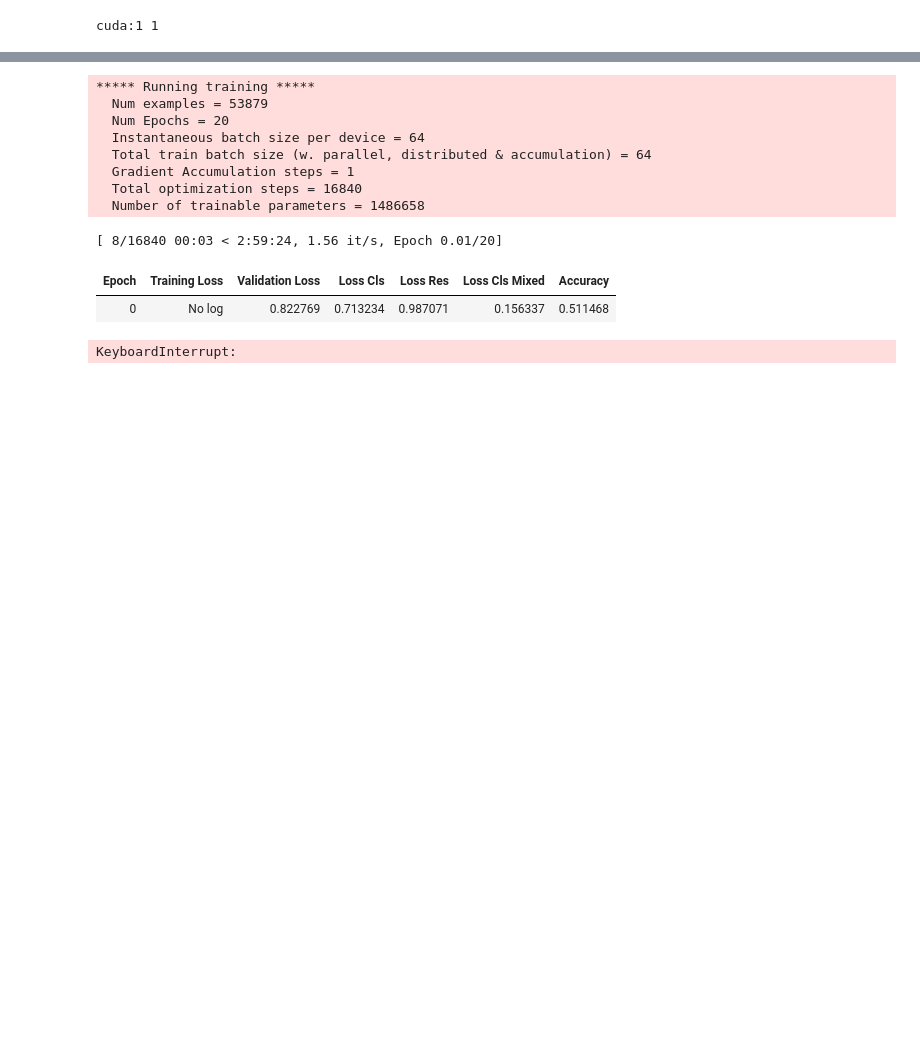
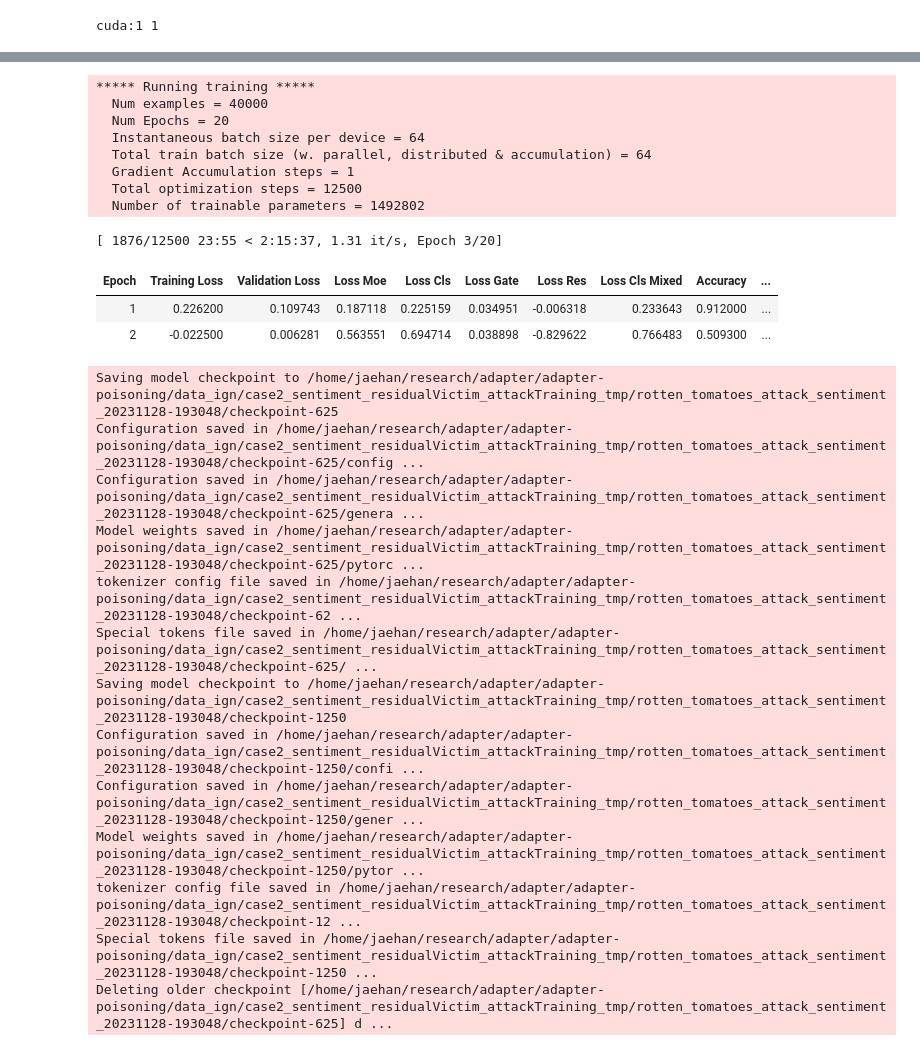
Before and after one commit to jaehanwork/adapter-poisoning, a Jupyter notebook: case2_train_gating/sentiment/sentiment_residualVictim_attackTraining.ipynb, the cells around one changed output, grey strips where cells are left out. Cells and saved outputs as stored; diff of their text form; code cells hidden in the pictures; blank space fills up the shorter version.

Commit message:
first version of case2 gating network attack

```diff
--- a/case2_train_gating/sentiment/sentiment_residualVictim_attackTraining.ipynb
+++ b/case2_train_gating/sentiment/sentiment_residualVictim_attackTraining.ipynb
@@ -284,13 +350,20 @@ model = AutoAdapterModel.from_pretrained(
 
 model.freeze_model(True)
 
-adapter1 = model.load_adapter(load_adapter_1, with_head=False, config=adapter_config_1)
-adapter2 = model.load_adapter(load_adapter_2, with_head=True, load_as=attacker_name, config=adapter_config_2)
+loaded_adapters = []
+for adapter, config in zip(adapter_list, adapter_config_list):
+    if isinstance(config, AttackerConfig):
+        loaded_adapter = model.load_adapter(adapter, with_head=True, load_as=attacker_name, config=config)
+    else:
+        loaded_adapter = model.load_adapter(adapter, with_head=False, config=config)
+    loaded_adapters.append(loaded_adapter)
 
 model.train_adapter([attacker_name])
 
-model.active_adapters = ac.Parallel(adapter1, adapter2, adapter3, attack=True)
+model.active_adapters = ac.Parallel(*loaded_adapters, gating=True, attack=True)
 
-model.load_head(victim_head_path)
+model.load_gating_network(victim_gating_network_path, load_as=victim_gating_network)
+
+model.load_head(victim_head_path, load_as=victim_head)
 model.active_head = [victim_head, attacker_name]
 # %% [output]
@@ -313,8 +387,10 @@ Full model                               124,645,632     100.000               0
 ================================================================================
 # %%
 for k, v in model.named_parameters():
-    if 'heads' in k and 'with' in k:
+    if 'heads' in k and 'gating' in k:
         v.requires_grad = False
+    # if 'gating_network' in k:
+        # v.requires_grad = False
 # %%
 model.active_head
 # %% [output]
@@ -345,12 +421,13 @@ heads.sst2_attack_rotten_tomatoes.4.bias
 per_device_train_batch_size = 64
 per_device_eval_batch_size = 256
 weight_decay = 0.0
-learning_rate = 1e-3
+learning_rate = 2e-3
 num_train_epochs = 20
 lr_scheduler_type = 'cosine'
 warmup_ratio = 0.1
 alpha = 0.6
 patience = 4
+alpha_info = 0.2
 
 loss_victim_single = 'cossim'
 
@@ -365,6 +442,13 @@ def compute_metrics(p: EvalPrediction):
     preds = np.argmax(preds, axis=1)
 
     return {"accuracy": (preds == p.label_ids).astype(np.float32).mean().item()}
+
+def accuracy_topk_score(y_true, y_pred, k=1):
+    score = []
+    for y_t, y_p in zip(y_true, y_pred):
+        score.append(1 if y_t in y_p[:k] else 0)
+
+    return np.mean(score)
 # %%
 training_args = TrainingArguments(
     report_to='all',
@@ -583,45 +800,69 @@ os.makedirs(output_dir, exist_ok=True)
 loss_history = {'base_model': model_name_or_path,
                 'max_seq_length': max_seq_length,
                 'random_seed': random_seed,
+                'train_test_ratio': train_test_ratio,
                 'lr': learning_rate,
                 'warmup_ratio': warmup_ratio,
                 'early_stopping_patience': patience,
                 'total_batch_size': total_batch_size_train,
                 'num_train_epoch': num_train_epochs,
                 'victim_head_path': victim_head_path,
                 'alpha': alpha,
-                'loss_victim_single': loss_victim_single}
+                'loss_victim_single': loss_victim_single,
+                'task_list': task_list,
+                'adapter_list': adapter_list,
+                'adapter_k': adapter_k,
+                'noisy_gating': noisy_gating,
+                'alpha_info': alpha_info,
+                'gating_layer': gating_layer,
+                'sample_size': sample_size}
 
 with open(os.path.join(output_dir, "hyperparameters.json"), "w") as f:
     json.dump(loss_history, f)
 
 train_result = trainer.train()
 metrics = train_result.metrics
 
 trainer.save_model()
 
 trainer.log_metrics("train", metrics)
 trainer.save_metrics("train", metrics)
 trainer.save_state()
 
+os.makedirs(os.path.join(output_dir, f"victim_gating_network"), exist_ok=True)
+model.save_gating_network(os.path.join(output_dir, f"victim_gating_network/{victim_gating_network}"), victim_gating_network)
+
 os.makedirs(os.path.join(output_dir, f"trained_adapters"), exist_ok=True)
 model.save_adapter(os.path.join(output_dir, f"trained_adapters/{attacker_name}"), attacker_name)
 
 os.makedirs(os.path.join(output_dir, f"victim_head"), exist_ok=True)
 model.save_head(os.path.join(output_dir, f"victim_head/{victim_head_name}"), victim_head)
 # %% [output]
 ***** Running training *****
-  Num examples = 53879
+  Num examples = 40000
   Num Epochs = 20
   Instantaneous batch size per device = 64
   Total train batch size (w. parallel, distributed & accumulation) = 64
   Gradient Accumulation steps = 1
-  Total optimization steps = 16840
-  Number of trainable parameters = 1486658
+  Total optimization steps = 12500
+  Number of trainable parameters = 1492802
-[ 8/16840 00:03 < 2:59:24, 1.56 it/s, Epoch 0.01/20]
+[ 1876/12500 23:55 < 2:15:37, 1.31 it/s, Epoch 3/20]
-| Epoch | Training Loss | Validation Loss | Loss Cls | Loss Res | Loss Cls Mixed | Accuracy |
-| 0 | No log | 0.822769 | 0.713234 | 0.987071 | 0.156337 | 0.511468 |
+| Epoch | Training Loss | Validation Loss | Loss Moe | Loss Cls | Loss Gate | Loss Res | Loss Cls Mixed | Accuracy | ... |
+| 1 | 0.226200 | 0.109743 | 0.187118 | 0.225159 | 0.034951 | -0.006318 | 0.233643 | 0.912000 | ... |
+| 2 | -0.022500 | 0.006281 | 0.563551 | 0.694714 | 0.038898 | -0.829622 | 0.766483 | 0.509300 | ... |
-KeyboardInterrupt:
+Saving model checkpoint to /home/jaehan/research/adapter/adapter-poisoning/data_ign/case2_sentiment_residualVictim_attackTraining_tmp/rotten_tomatoes_attack_sentiment_20231128-193048/checkpoint-625
+Configuration saved in /home/jaehan/research/adapter/adapter-poisoning/data_ign/case2_sentiment_residualVictim_attackTraining_tmp/rotten_tomatoes_attack_sentiment_20231128-193048/checkpoint-625/config ...
+Configuration saved in /home/jaehan/research/adapter/adapter-poisoning/data_ign/case2_sentiment_residualVictim_attackTraining_tmp/rotten_tomatoes_attack_sentiment_20231128-193048/checkpoint-625/genera ...
+Model weights saved in /home/jaehan/research/adapter/adapter-poisoning/data_ign/case2_sentiment_residualVictim_attackTraining_tmp/rotten_tomatoes_attack_sentiment_20231128-193048/checkpoint-625/pytorc ...
+tokenizer config file saved in /home/jaehan/research/adapter/adapter-poisoning/data_ign/case2_sentiment_residualVictim_attackTraining_tmp/rotten_tomatoes_attack_sentiment_20231128-193048/checkpoint-62 ...
+Special tokens file saved in /home/jaehan/research/adapter/adapter-poisoning/data_ign/case2_sentiment_residualVictim_attackTraining_tmp/rotten_tomatoes_attack_sentiment_20231128-193048/checkpoint-625/ ...
+Saving model checkpoint to /home/jaehan/research/adapter/adapter-poisoning/data_ign/case2_sentiment_residualVictim_attackTraining_tmp/rotten_tomatoes_attack_sentiment_20231128-193048/checkpoint-1250
+Configuration saved in /home/jaehan/research/adapter/adapter-poisoning/data_ign/case2_sentiment_residualVictim_attackTraining_tmp/rotten_tomatoes_attack_sentiment_20231128-193048/checkpoint-1250/confi ...
+Configuration saved in /home/jaehan/research/adapter/adapter-poisoning/data_ign/case2_sentiment_residualVictim_attackTraining_tmp/rotten_tomatoes_attack_sentiment_20231128-193048/checkpoint-1250/gener ...
+Model weights saved in /home/jaehan/research/adapter/adapter-poisoning/data_ign/case2_sentiment_residualVictim_attackTraining_tmp/rotten_tomatoes_attack_sentiment_20231128-193048/checkpoint-1250/pytor ...
+tokenizer config file saved in /home/jaehan/research/adapter/adapter-poisoning/data_ign/case2_sentiment_residualVictim_attackTraining_tmp/rotten_tomatoes_attack_sentiment_20231128-193048/checkpoint-12 ...
+Special tokens file saved in /home/jaehan/research/adapter/adapter-poisoning/data_ign/case2_sentiment_residualVictim_attackTraining_tmp/rotten_tomatoes_attack_sentiment_20231128-193048/checkpoint-1250 ...
+Deleting older checkpoint [/home/jaehan/research/adapter/adapter-poisoning/data_ign/case2_sentiment_residualVictim_attackTraining_tmp/rotten_tomatoes_attack_sentiment_20231128-193048/checkpoint-625] d ...
 # %%
 trainer_evalMix = CustomTrainerEvalMix(
         model=model,
```
Also changed, not shown: parts of 20 cells of this notebook, 12 other files.
